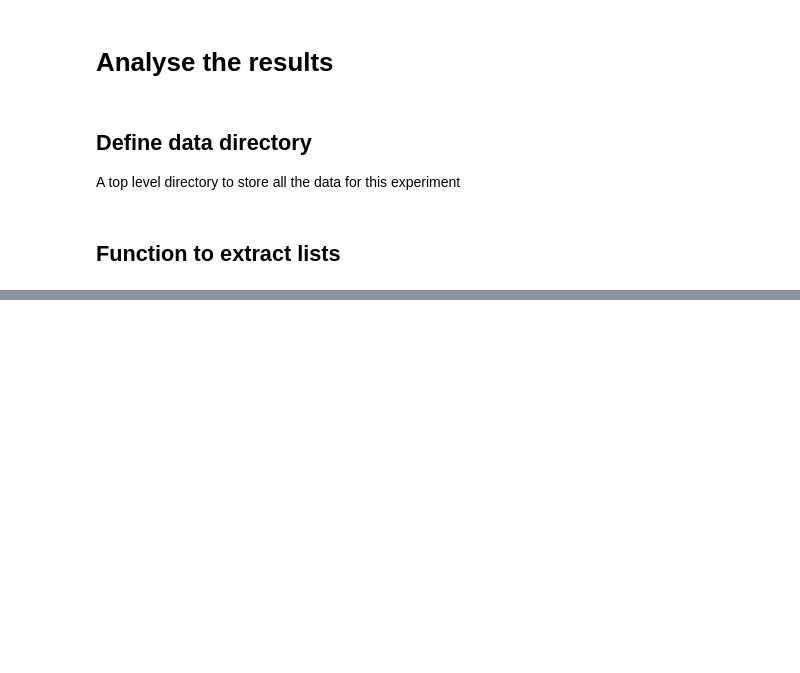
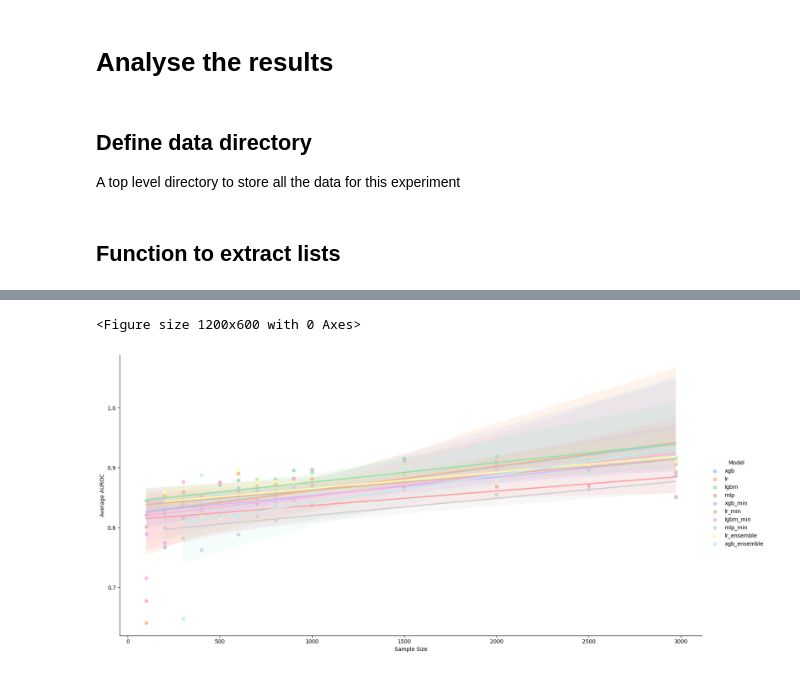
Before and after one commit to ryashpal/mortality, a Jupyter notebook: mortality_prediction/sepsis_icd/02_experiment_counts/03_analyse.ipynb, the cells around one changed output, grey strips where cells are left out. Saved outputs shown, nothing was run; the diff lists cells and outputs as text; code cells hidden in the pictures; blank space fills up the shorter version.

```diff
--- a/mortality_prediction/sepsis_icd/02_experiment_counts/03_analyse.ipynb
+++ b/mortality_prediction/sepsis_icd/02_experiment_counts/03_analyse.ipynb
@@ -68,0 +114,13 @@ plt.show()
+# %%
+import matplotlib.pyplot as plt
+import seaborn as sns
+
+
+plt.figure(figsize=(12,6))
+ax = sns.lmplot(data=linePlotDf, x='Count', y='Average AUROC Score', hue='Model', palette=sns.color_palette("pastel"), height=8, aspect=2)
+ax.set(xlabel='Sample Size')
+ax.set(ylabel='Average AUROC')
+plt.show()
+# %% [output]
+<Figure size 1200x600 with 0 Axes>
+[figure, added]
```
Also changed, not shown: parts of 11 cells of this notebook, 3 other files.
